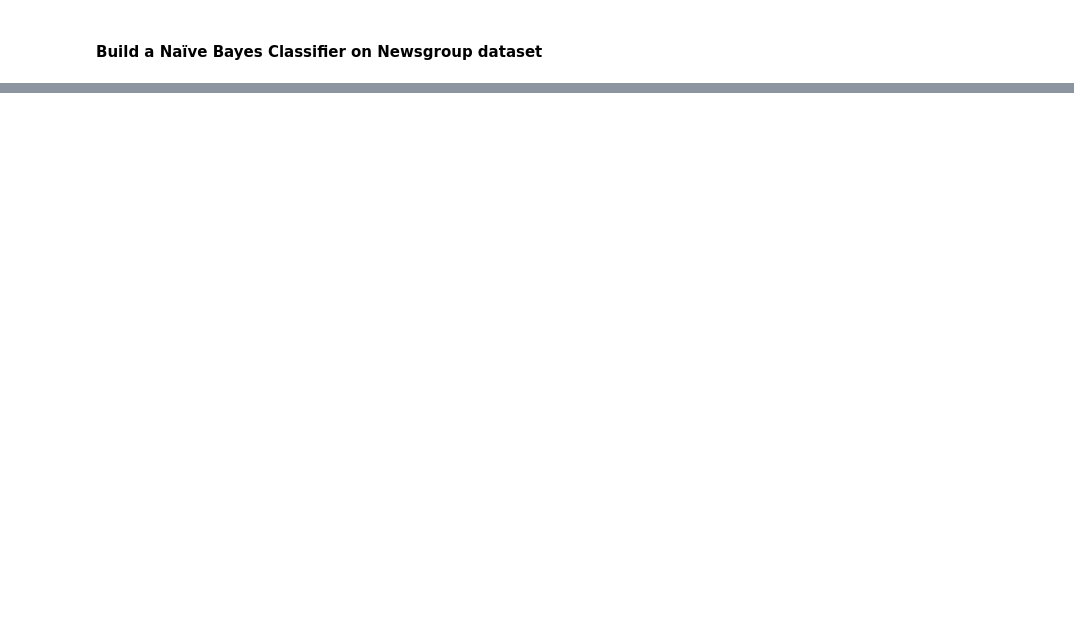
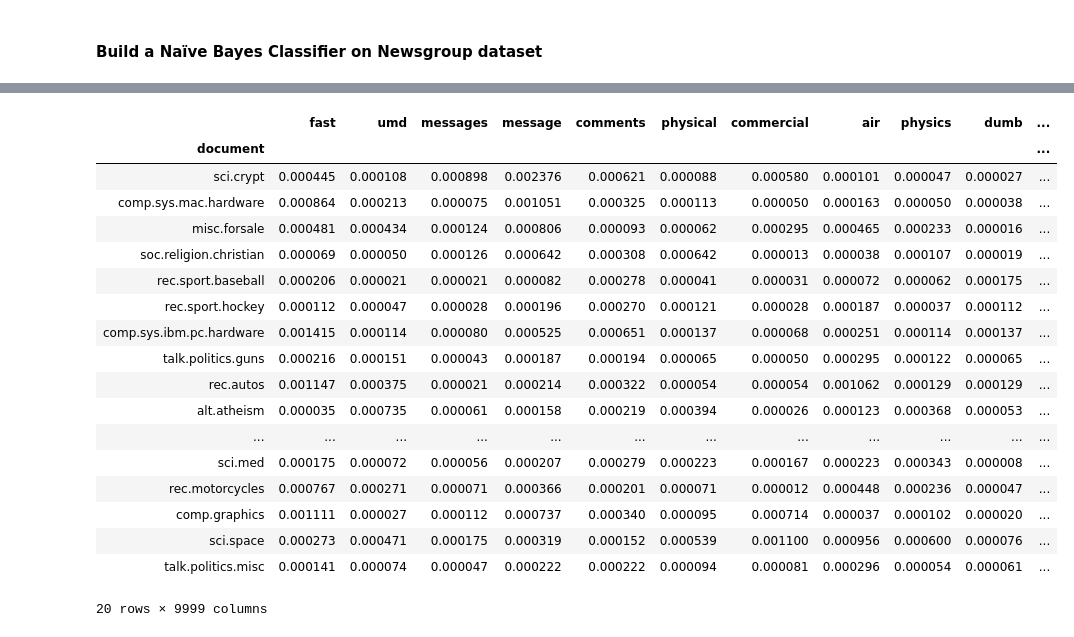
Before and after one commit to anmolmore/Chatbot-for-COVID-19-FAQ-using-Dialogflow, a Jupyter notebook: DMG2/assignment/Anmol More - 11915043.ipynb, the cells around one changed output, grey strips where cells are left out. Drawn from its saved outputs; the diff is of its cells as text; code cells hidden in the pictures; blank space fills up the shorter version.

```diff
--- a/DMG2/assignment/Anmol More - 11915043.ipynb
+++ b/DMG2/assignment/Anmol More - 11915043.ipynb
@@ -723,0 +785,3 @@ news_group_dataset
+# %%
+word2vec.index = df.document
+word2vec.sample(5)
@@ -723,0 +799,3 @@ news_group_dataset
+# %%
+sum_matrix = word2vec.sum(axis=0)
+term_document_frequency = sum_matrix.sort_values(ascending=False)
@@ -723,0 +804,6 @@ news_group_dataset
+# %%
+top_5k = term_document_frequency[:5000]
+print(top_5k)
+print()
+top_10k = term_document_frequency[:10000]
+print(top_10k)
@@ -723,0 +832,17 @@ news_group_dataset
+# %%
+#get all words in a given document, difference from above is set()
+df['words'] = df['data'].apply(lambda x: " ".join(x.split(' ')))
+
+#create a count vector to calculate probability of each word in given document(class)
+countVectorizer = CountVectorizer()
+count_vec = countVectorizer.fit_transform(df['words'])
+word2vec = pd.DataFrame(count_vec.toarray(), columns=countVectorizer.get_feature_names())
+
+#Take only top 5k and 10k words
+
+word2vec_5k = word2vec[list(top_5k.index)]
+word2vec_5k.index = df.document
+
+word2vec_10k = word2vec[list(top_10k.index)]
+word2vec_10k.index = df.document
+word2vec_10k
@@ -723,0 +901,27 @@ news_group_dataset
+# %%
+#total no. of words in each document
+word2vec_10k.loc[:,"sum"] = word2vec_10k.sum(axis=1)
+
+#calculate probability P(w|C) for all words across all classes
+df_prob = word2vec_10k.loc[:, word2vec_10k.columns != 'sum'].div(word2vec_10k.loc[:,"sum"], axis=0)
+df_prob
+# %% [output]
+|  | fast | umd | messages | message | comments | physical | commercial | air | physics | dumb | ... |
+| document |  |  |  |  |  |  |  |  |  |  | ... |
+| sci.crypt | 0.000445 | 0.000108 | 0.000898 | 0.002376 | 0.000621 | 0.000088 | 0.000580 | 0.000101 | 0.000047 | 0.000027 | ... |
+| comp.sys.mac.hardware | 0.000864 | 0.000213 | 0.000075 | 0.001051 | 0.000325 | 0.000113 | 0.000050 | 0.000163 | 0.000050 | 0.000038 | ... |
+| misc.forsale | 0.000481 | 0.000434 | 0.000124 | 0.000806 | 0.000093 | 0.000062 | 0.000295 | 0.000465 | 0.000233 | 0.000016 | ... |
+| soc.religion.christian | 0.000069 | 0.000050 | 0.000126 | 0.000642 | 0.000308 | 0.000642 | 0.000013 | 0.000038 | 0.000107 | 0.000019 | ... |
+| rec.sport.baseball | 0.000206 | 0.000021 | 0.000021 | 0.000082 | 0.000278 | 0.000041 | 0.000031 | 0.000072 | 0.000062 | 0.000175 | ... |
+| rec.sport.hockey | 0.000112 | 0.000047 | 0.000028 | 0.000196 | 0.000270 | 0.000121 | 0.000028 | 0.000187 | 0.000037 | 0.000112 | ... |
+| comp.sys.ibm.pc.hardware | 0.001415 | 0.000114 | 0.000080 | 0.000525 | 0.000651 | 0.000137 | 0.000068 | 0.000251 | 0.000114 | 0.000137 | ... |
+| talk.politics.guns | 0.000216 | 0.000151 | 0.000043 | 0.000187 | 0.000194 | 0.000065 | 0.000050 | 0.000295 | 0.000122 | 0.000065 | ... |
+| rec.autos | 0.001147 | 0.000375 | 0.000021 | 0.000214 | 0.000322 | 0.000054 | 0.000054 | 0.001062 | 0.000129 | 0.000129 | ... |
+| alt.atheism | 0.000035 | 0.000735 | 0.000061 | 0.000158 | 0.000219 | 0.000394 | 0.000026 | 0.000123 | 0.000368 | 0.000053 | ... |
+| ... | ... | ... | ... | ... | ... | ... | ... | ... | ... | ... | ... |
+| sci.med | 0.000175 | 0.000072 | 0.000056 | 0.000207 | 0.000279 | 0.000223 | 0.000167 | 0.000223 | 0.000343 | 0.000008 | ... |
+| rec.motorcycles | 0.000767 | 0.000271 | 0.000071 | 0.000366 | 0.000201 | 0.000071 | 0.000012 | 0.000448 | 0.000236 | 0.000047 | ... |
+| comp.graphics | 0.001111 | 0.000027 | 0.000112 | 0.000737 | 0.000340 | 0.000095 | 0.000714 | 0.000037 | 0.000102 | 0.000020 | ... |
+| sci.space | 0.000273 | 0.000471 | 0.000175 | 0.000319 | 0.000152 | 0.000539 | 0.001100 | 0.000956 | 0.000600 | 0.000076 | ... |
+| talk.politics.misc | 0.000141 | 0.000074 | 0.000047 | 0.000222 | 0.000222 | 0.000094 | 0.000081 | 0.000296 | 0.000054 | 0.000061 | ... |
+20 rows × 9999 columns
```
Also changed, not shown: parts of 42 cells of this notebook, 8 other files.
